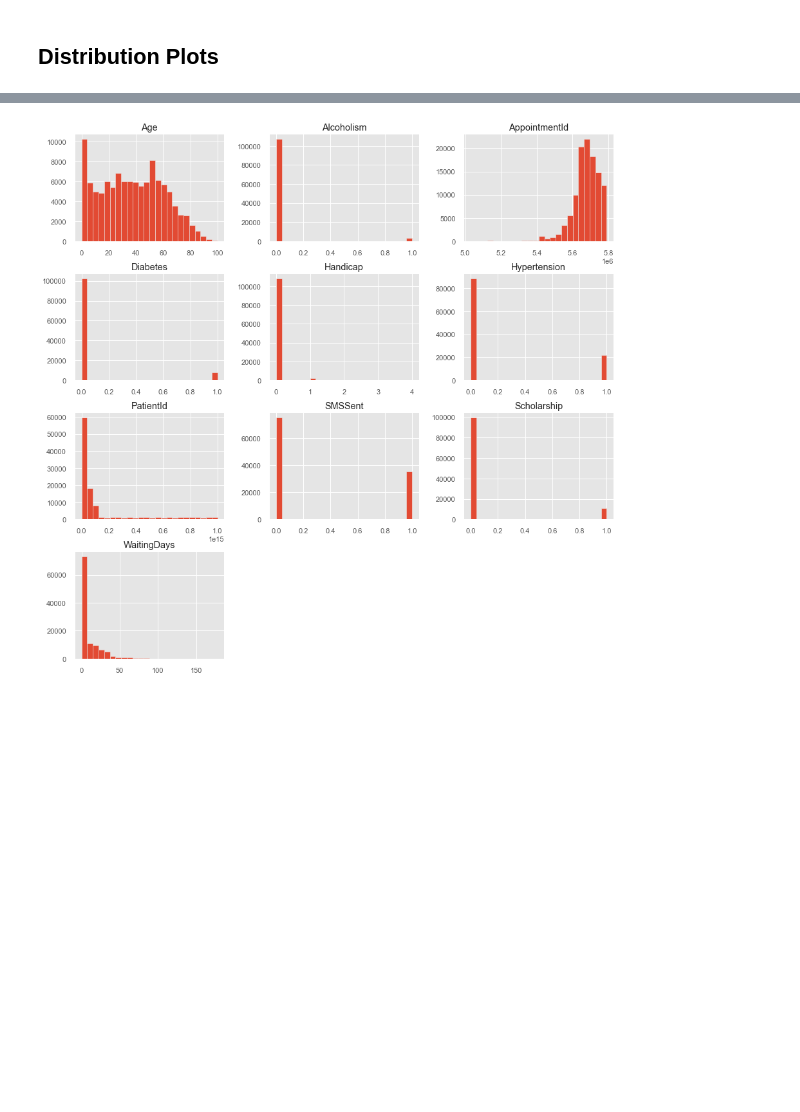
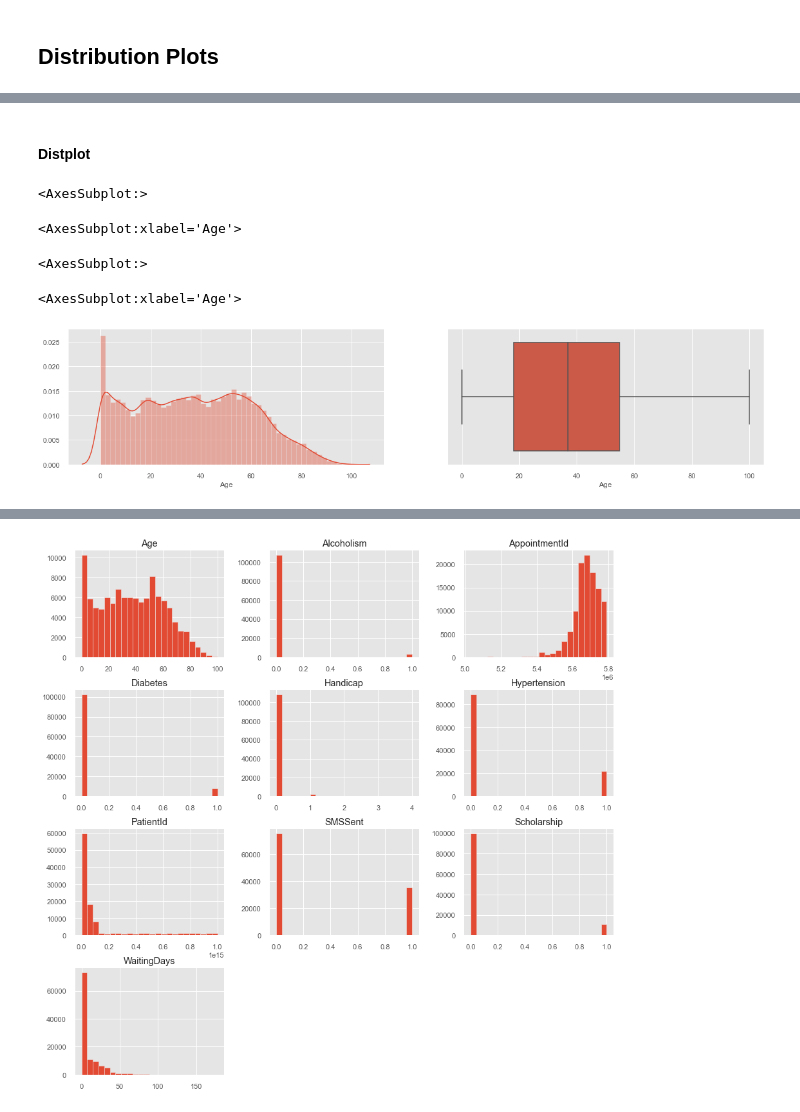
Before and after one commit to asaadkhattab/MedicalAppointmentNoShowsCapstone, a Jupyter notebook: 3_ExploratoryDataAnalysis.ipynb, the cells around one changed output, grey strips where cells are left out. Cells and saved outputs as stored; diff of their text form; code cells hidden in the pictures; blank space fills up the shorter version.

```diff
--- a/3_ExploratoryDataAnalysis.ipynb
+++ b/3_ExploratoryDataAnalysis.ipynb
@@ -84,0 +90,15 @@ df.describe().T
+# %% [markdown]
+#### Distplot
+# %%
+f = plt.figure(figsize=(20,4))
+f.add_subplot(1,2,1)
+sns.distplot(df['Age'], kde=True)
+
+f.add_subplot(1,2,2)
+sns.boxplot(df['Age'])
+# %% [output]
+<AxesSubplot:>
+<AxesSubplot:xlabel='Age'>
+<AxesSubplot:>
+<AxesSubplot:xlabel='Age'>
+[figure, added]
```
Also changed, not shown: parts of 19 cells of this notebook.
